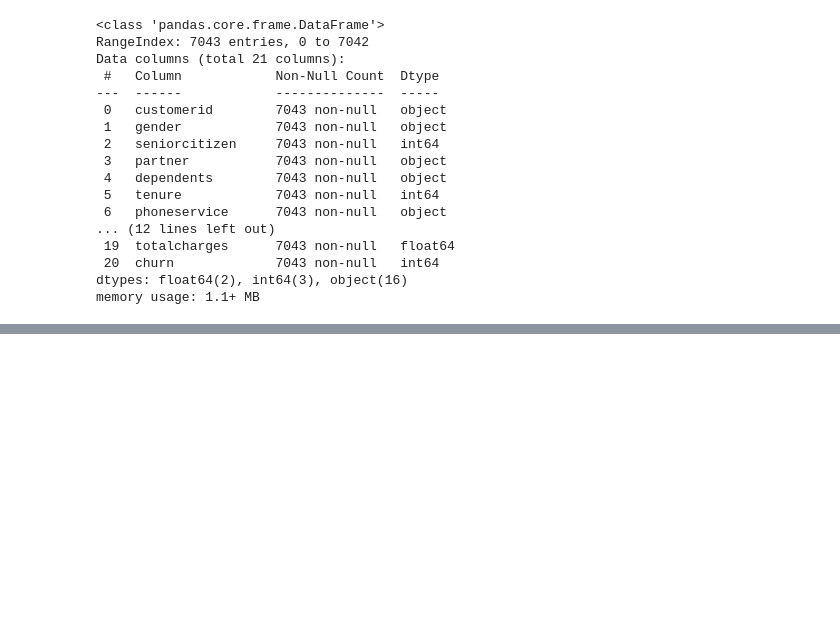
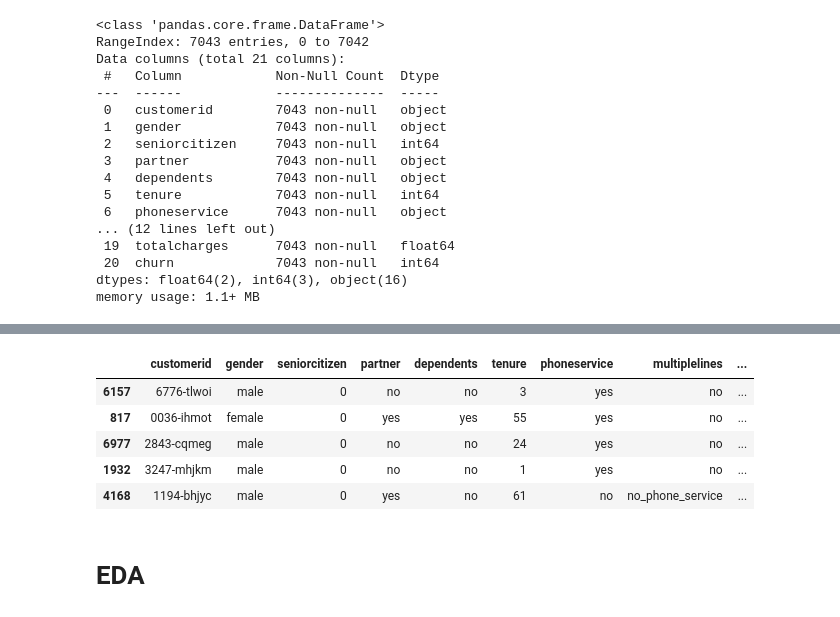
Before and after one commit to vucongtuanduong/machine-learning-zoomcamp-own, a Jupyter notebook: 03-classification/own.ipynb, the cells around one changed output, grey strips where cells are left out. Cells and saved outputs as stored; diff of their text form; code cells hidden in the pictures; blank space fills up the shorter version.

```diff
--- a/03-classification/own.ipynb
+++ b/03-classification/own.ipynb
@@ -125,0 +186,11 @@ memory usage: 1.1+ MB
+# %%
+df_train.head()
+# %% [output]
+|  | customerid | gender | seniorcitizen | partner | dependents | tenure | phoneservice | multiplelines | ... |
+| 6157 | 6776-tlwoi | male | 0 | no | no | 3 | yes | no | ... |
+| 817 | 0036-ihmot | female | 0 | yes | yes | 55 | yes | no | ... |
+| 6977 | 2843-cqmeg | male | 0 | no | no | 24 | yes | no | ... |
+| 1932 | 3247-mhjkm | male | 0 | no | no | 1 | yes | no | ... |
+| 4168 | 1194-bhjyc | male | 0 | yes | no | 61 | no | no_phone_service | ... |
+# %% [markdown]
+# EDA
```
Also changed, not shown: parts of 80 cells of this notebook.
